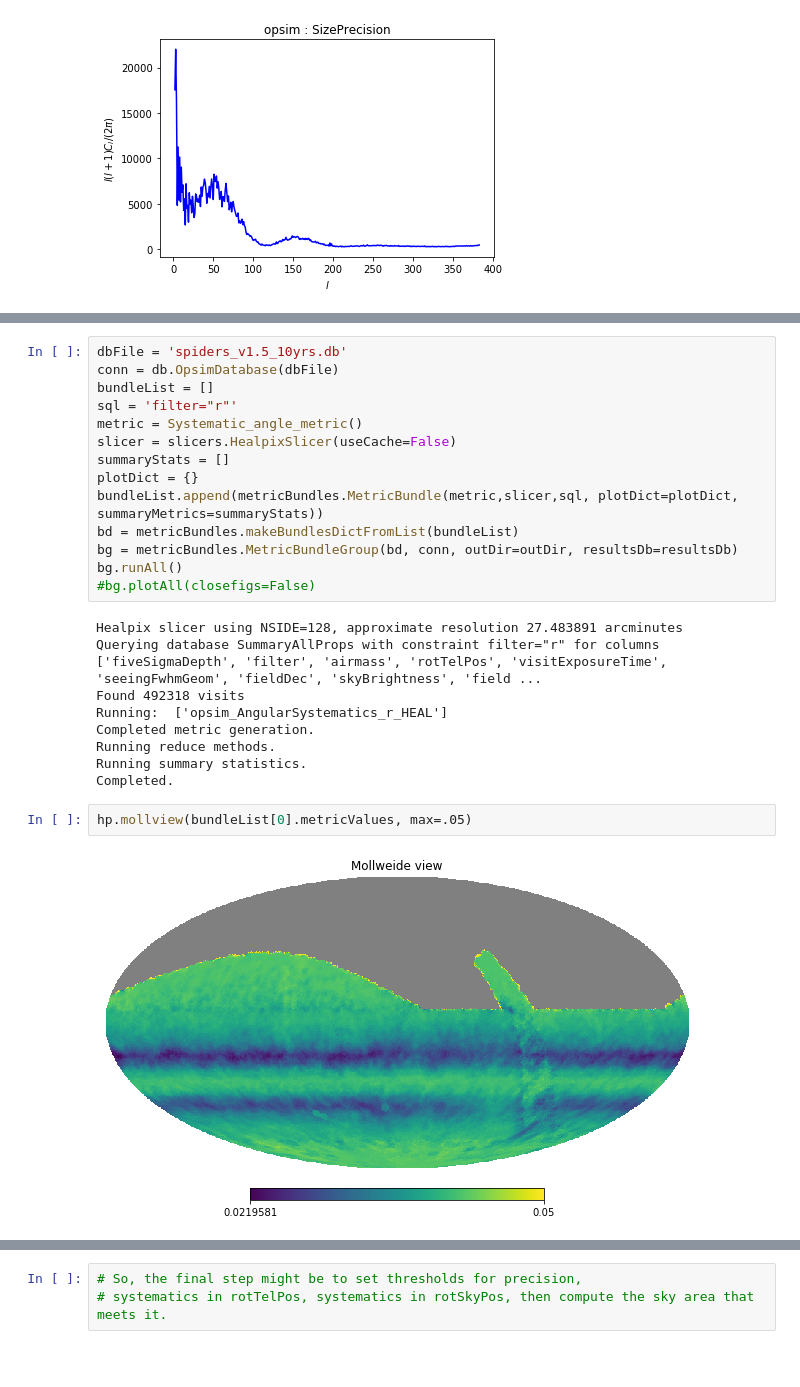
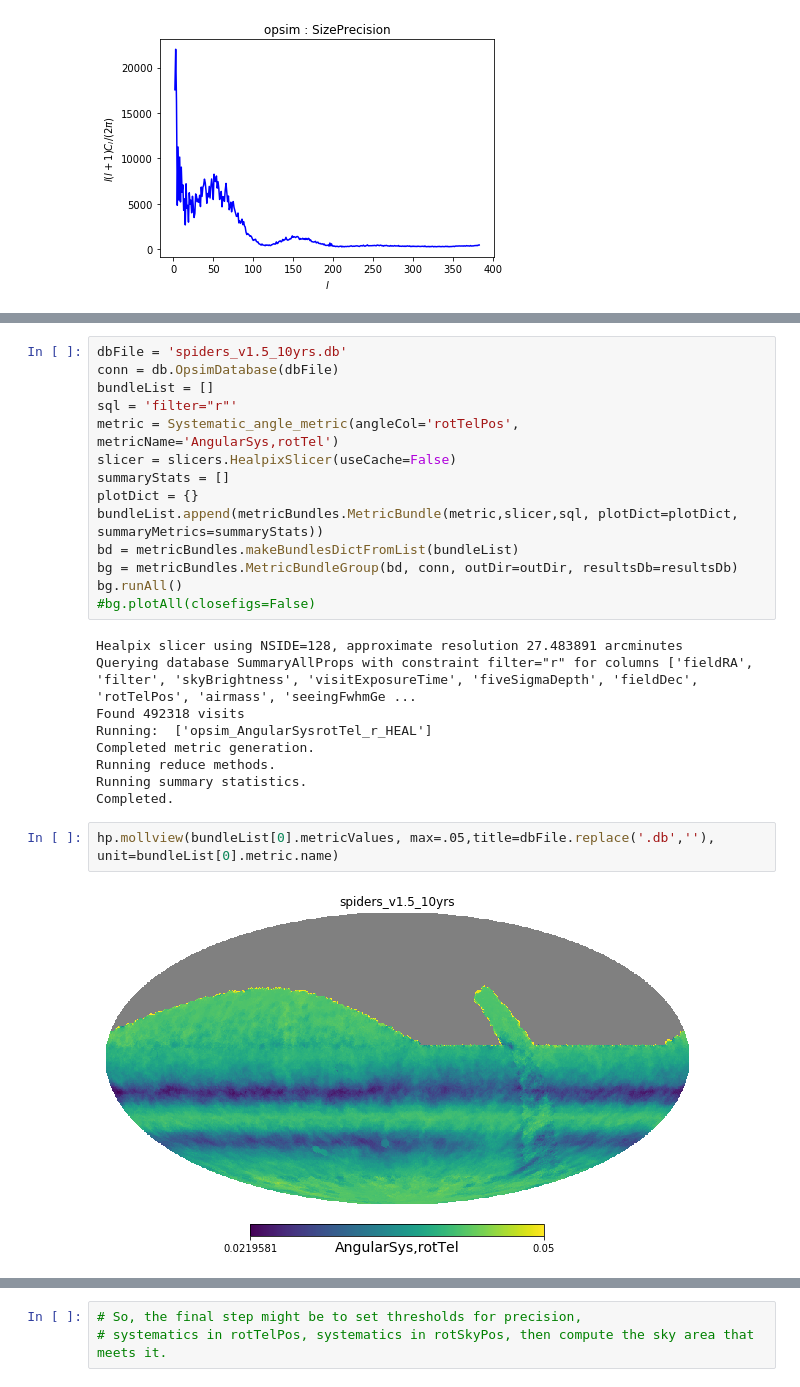
Before and after one commit to yoachim/21_Scratch, a Jupyter notebook: shape_metric/measure_shape_metric.ipynb, the cells around one changed output, grey strips where cells are left out. Drawn from its saved outputs; the diff is of its cells as text; blank space fills up the shorter version.

```diff
--- a/shape_metric/measure_shape_metric.ipynb
+++ b/shape_metric/measure_shape_metric.ipynb
@@ -106,7 +106,7 @@ dbFile = 'spiders_v1.5_10yrs.db'
 conn = db.OpsimDatabase(dbFile)
 bundleList = []
 sql = 'filter="r"'
-metric = Systematic_angle_metric()
+metric = Systematic_angle_metric(angleCol='rotTelPos', metricName='AngularSys,rotTel')
 slicer = slicers.HealpixSlicer(useCache=False)
 summaryStats = []
 plotDict = {}
@@ -117,17 +117,17 @@ bg.runAll()
 #bg.plotAll(closefigs=False)
 # %% [output]
 Healpix slicer using NSIDE=128, approximate resolution 27.483891 arcminutes
-Querying database SummaryAllProps with constraint filter="r" for columns ['fiveSigmaDepth', 'filter', 'airmass', 'rotTelPos', 'visitExposureTime', 'seeingFwhmGeom', 'fieldDec', 'skyBrightness', 'field ...
+Querying database SummaryAllProps with constraint filter="r" for columns ['fieldRA', 'filter', 'skyBrightness', 'visitExposureTime', 'fiveSigmaDepth', 'fieldDec', 'rotTelPos', 'airmass', 'seeingFwhmGe ...
 Found 492318 visits
-Running:  ['opsim_AngularSystematics_r_HEAL']
+Running:  ['opsim_AngularSysrotTel_r_HEAL']
 Completed metric generation.
 Running reduce methods.
 Running summary statistics.
 Completed.
 # %%
-hp.mollview(bundleList[0].metricValues, max=.05)
+hp.mollview(bundleList[0].metricValues, max=.05,title=dbFile.replace('.db',''), unit=bundleList[0].metric.name)
 # %% [output]
-[figure, old version]
+[figure, new version]
 # %%
 dbFile = 'spiders_v1.5_10yrs.db'
 conn = db.OpsimDatabase(dbFile)
```
Also changed, not shown: parts of 6 cells of this notebook.
